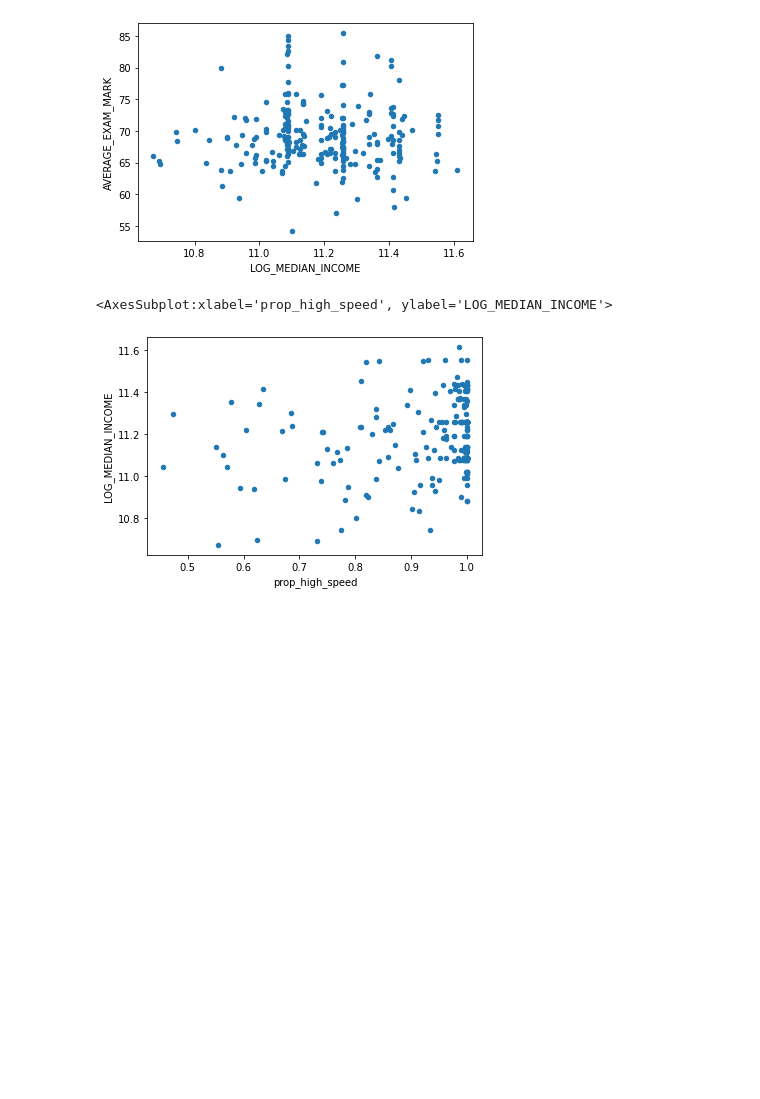
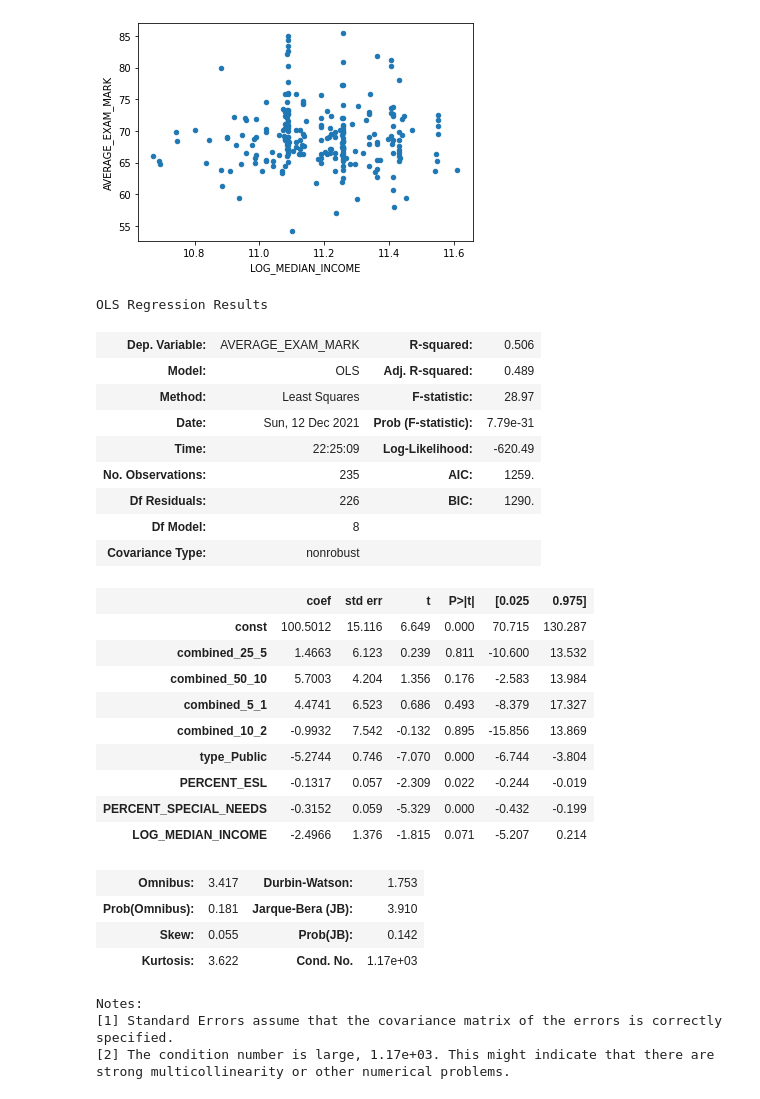
Before and after one commit to mukund0299/ECON_490_Paper, a Jupyter notebook: data/analysis.ipynb, the cells around one changed output. Cells and saved outputs as stored; diff of their text form; code cells hidden in the pictures; blank space fills up the shorter version.

```diff
--- a/data/analysis.ipynb
+++ b/data/analysis.ipynb
@@ -262,11 +274,41 @@ merged_with_income.plot.scatter(x="LOG_MEDIAN_INCOME", y="AVERAGE_EXAM_MARK")
 # %% [output]
 <AxesSubplot:xlabel='LOG_MEDIAN_INCOME', ylabel='AVERAGE_EXAM_MARK'>
 [figure]
-# %%
-merged_with_income.plot.scatter(x="prop_high_speed", y="LOG_MEDIAN_INCOME")
-# %% [output]
-<AxesSubplot:xlabel='prop_high_speed', ylabel='LOG_MEDIAN_INCOME'>
-[figure, removed]
+# %%
+X = merged_with_income[["combined_25_5", "combined_50_10", "combined_5_1", "combined_10_2", "type_Public", "PERCENT_ESL", "PERCENT_SPECIAL_NEEDS", "LOG_MEDIAN_INCOME"]]
+Y = merged_with_income[["AVERAGE_EXAM_MARK"]]
+X = sm.add_constant(X)
+results = sm.OLS(Y, X).fit()
+results.summary()
+# %% [output]
+OLS Regression Results
+| Dep. Variable: | AVERAGE_EXAM_MARK | R-squared: | 0.506 |
+| Model: | OLS | Adj. R-squared: | 0.489 |
+| Method: | Least Squares | F-statistic: | 28.97 |
+| Date: | Sun, 12 Dec 2021 | Prob (F-statistic): | 7.79e-31 |
+| Time: | 22:25:09 | Log-Likelihood: | -620.49 |
+| No. Observations: | 235 | AIC: | 1259. |
+| Df Residuals: | 226 | BIC: | 1290. |
+| Df Model: | 8 |  |  |
+| Covariance Type: | nonrobust |  |  |
+|  | coef | std err | t | P>|t| | [0.025 | 0.975] |
+| const | 100.5012 | 15.116 | 6.649 | 0.000 | 70.715 | 130.287 |
+| combined_25_5 | 1.4663 | 6.123 | 0.239 | 0.811 | -10.600 | 13.532 |
+| combined_50_10 | 5.7003 | 4.204 | 1.356 | 0.176 | -2.583 | 13.984 |
+| combined_5_1 | 4.4741 | 6.523 | 0.686 | 0.493 | -8.379 | 17.327 |
+| combined_10_2 | -0.9932 | 7.542 | -0.132 | 0.895 | -15.856 | 13.869 |
+| type_Public | -5.2744 | 0.746 | -7.070 | 0.000 | -6.744 | -3.804 |
+| PERCENT_ESL | -0.1317 | 0.057 | -2.309 | 0.022 | -0.244 | -0.019 |
+| PERCENT_SPECIAL_NEEDS | -0.3152 | 0.059 | -5.329 | 0.000 | -0.432 | -0.199 |
+| LOG_MEDIAN_INCOME | -2.4966 | 1.376 | -1.815 | 0.071 | -5.207 | 0.214 |
+| Omnibus: | 3.417 | Durbin-Watson: | 1.753 |
+| Prob(Omnibus): | 0.181 | Jarque-Bera (JB): | 3.910 |
+| Skew: | 0.055 | Prob(JB): | 0.142 |
+| Kurtosis: | 3.622 | Cond. No. | 1.17e+03 |
+Notes:
+[1] Standard Errors assume that the covariance matrix of the errors is correctly specified.
+[2] The condition number is large, 1.17e+03. This might indicate that there are
+strong multicollinearity or other numerical problems.
 # %%
 # Testing weighted averages -- not complete yet
 
```
Also changed, not shown: parts of 14 cells of this notebook, 10 other files.
